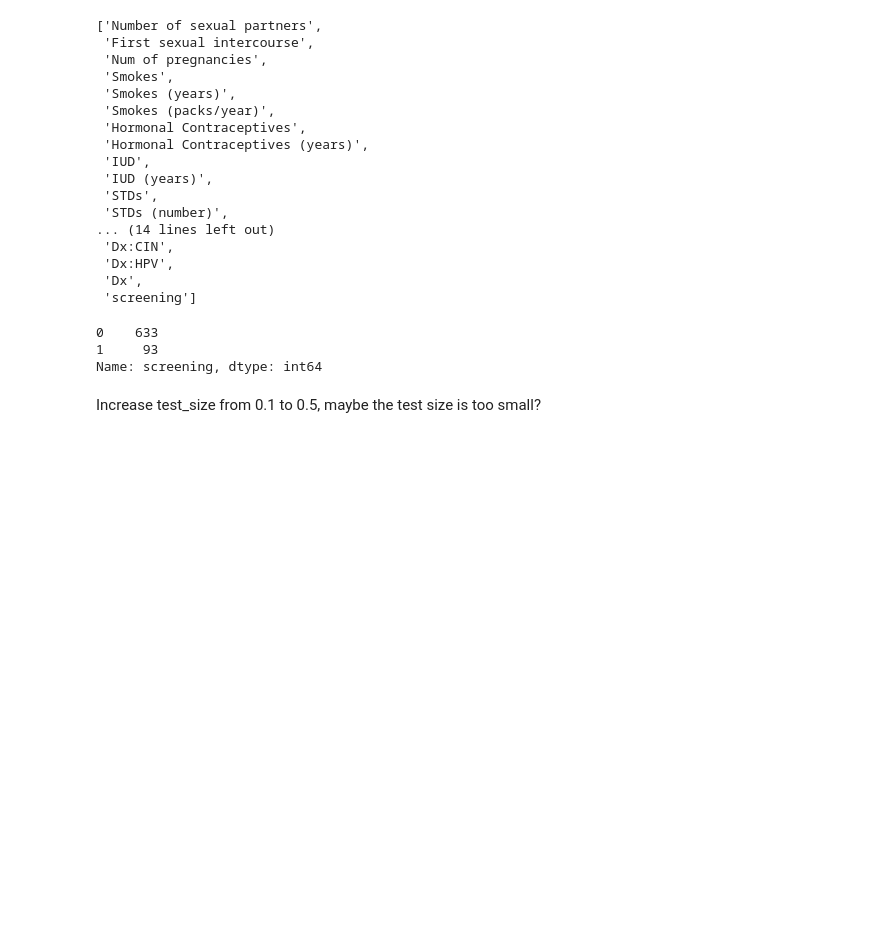
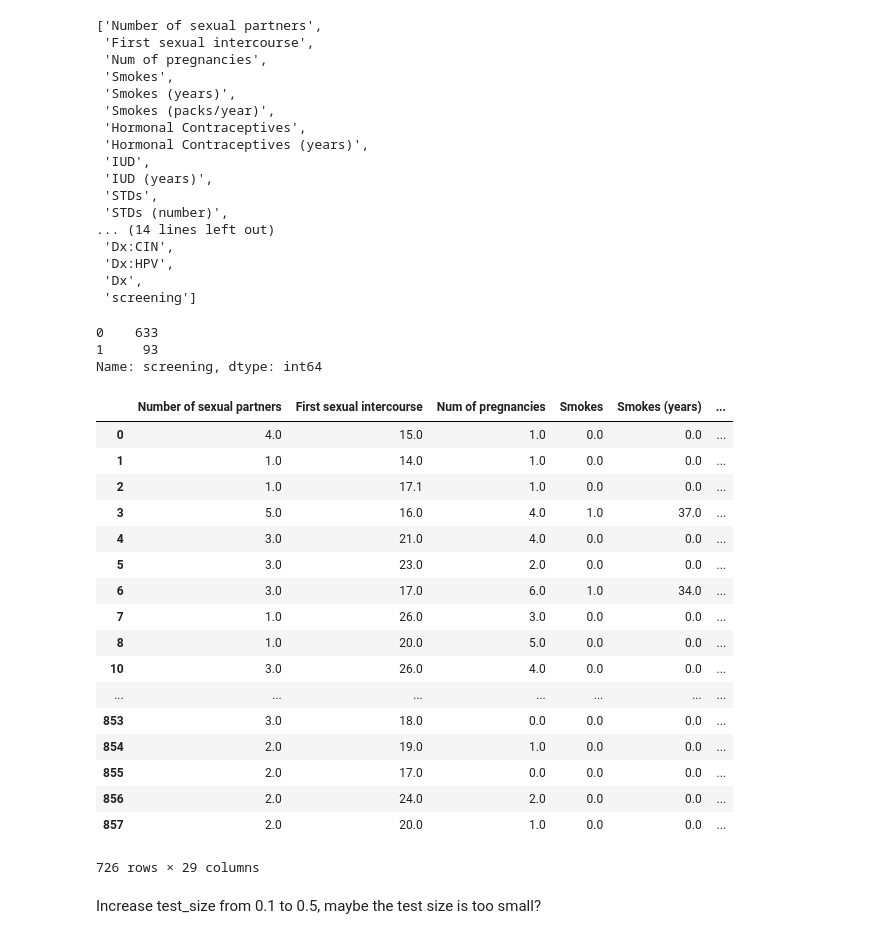
Before and after one commit to rvsaatvik/Predicting-Cervical-Cancer, a Jupyter notebook: Capstone2/Cleanup_Notebook.ipynb, the cells around one changed output. Cells and saved outputs as stored; diff of their text form; code cells hidden in the pictures; blank space fills up the shorter version.

```diff
--- a/Capstone2/Cleanup_Notebook.ipynb
+++ b/Capstone2/Cleanup_Notebook.ipynb
@@ -318,6 +318,27 @@ X = df_fullna[feature_cols]
 
 # y is a vector, hence we use dot to access 'label'
 y = df_fullna.screening
+# %%
+X
+# %% [output]
+|  | Number of sexual partners | First sexual intercourse | Num of pregnancies | Smokes | Smokes (years) | ... |
+| 0 | 4.0 | 15.0 | 1.0 | 0.0 | 0.0 | ... |
+| 1 | 1.0 | 14.0 | 1.0 | 0.0 | 0.0 | ... |
+| 2 | 1.0 | 17.1 | 1.0 | 0.0 | 0.0 | ... |
+| 3 | 5.0 | 16.0 | 4.0 | 1.0 | 37.0 | ... |
+| 4 | 3.0 | 21.0 | 4.0 | 0.0 | 0.0 | ... |
+| 5 | 3.0 | 23.0 | 2.0 | 0.0 | 0.0 | ... |
+| 6 | 3.0 | 17.0 | 6.0 | 1.0 | 34.0 | ... |
+| 7 | 1.0 | 26.0 | 3.0 | 0.0 | 0.0 | ... |
+| 8 | 1.0 | 20.0 | 5.0 | 0.0 | 0.0 | ... |
+| 10 | 3.0 | 26.0 | 4.0 | 0.0 | 0.0 | ... |
+| ... | ... | ... | ... | ... | ... | ... |
+| 853 | 3.0 | 18.0 | 0.0 | 0.0 | 0.0 | ... |
+| 854 | 2.0 | 19.0 | 1.0 | 0.0 | 0.0 | ... |
+| 855 | 2.0 | 17.0 | 0.0 | 0.0 | 0.0 | ... |
+| 856 | 2.0 | 24.0 | 2.0 | 0.0 | 0.0 | ... |
+| 857 | 2.0 | 20.0 | 1.0 | 0.0 | 0.0 | ... |
+726 rows × 29 columns
 # %%
 # split X and y into training and testing sets
 from sklearn.cross_validation import train_test_split
```
Also changed, not shown: parts of 9 cells of this notebook.
